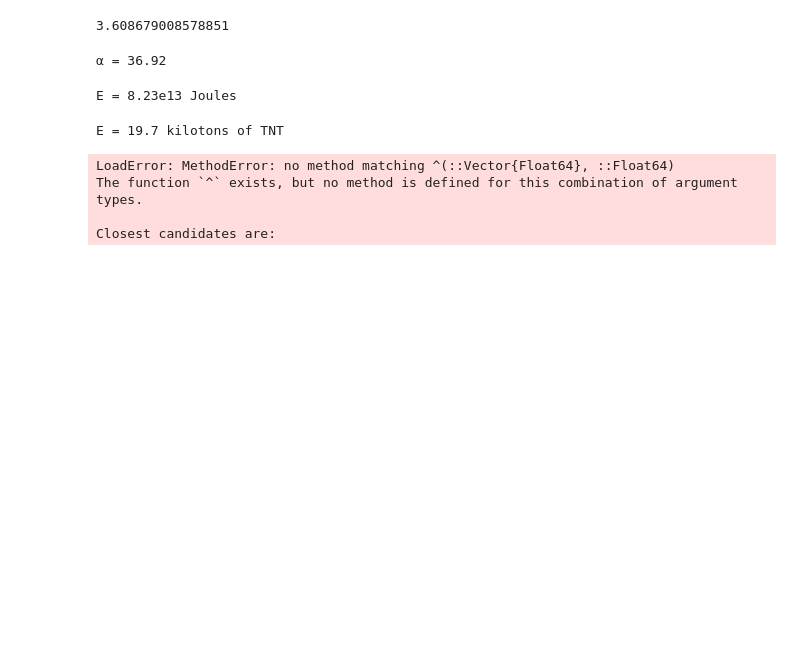
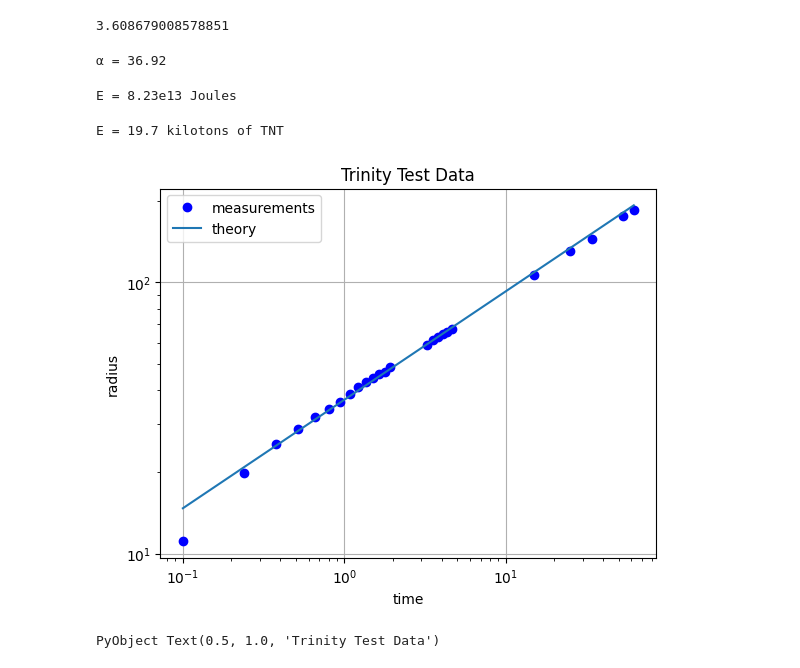
Before and after one commit to PHYS-2200-Computational-Physics-Course/phys2200-lectures-anb19019, a Jupyter notebook: Lecture_04/work.ipynb, the cells around one changed output. Drawn from its saved outputs; the diff is of its cells as text; code cells hidden in the pictures; blank space fills up the shorter version.

```diff
--- a/Lecture_04/work.ipynb
+++ b/Lecture_04/work.ipynb
@@ -72,14 +72,12 @@ E = 19.7 kilotons of TNT
 rad(t, alpha) = alpha * t^(2/5);
 # %%
 loglog(time, radius, "bo", label="measurements")
-loglog(time, rad(time, alpha), "-", label="theory")
+loglog(time, rad.(time, alpha), "-", label="theory")
 grid(true)
 xlabel("time")
 ylabel("radius")
 legend()
 title("Trinity Test Data")
 # %% [output]
+[figure, added]
-LoadError: MethodError: no method matching ^(::Vector{Float64}, ::Float64)
-The function `^` exists, but no method is defined for this combination of argument types.
-
-Closest candidates are:
+PyObject Text(0.5, 1.0, 'Trinity Test Data')
```
Also changed, not shown: 1 other file.
